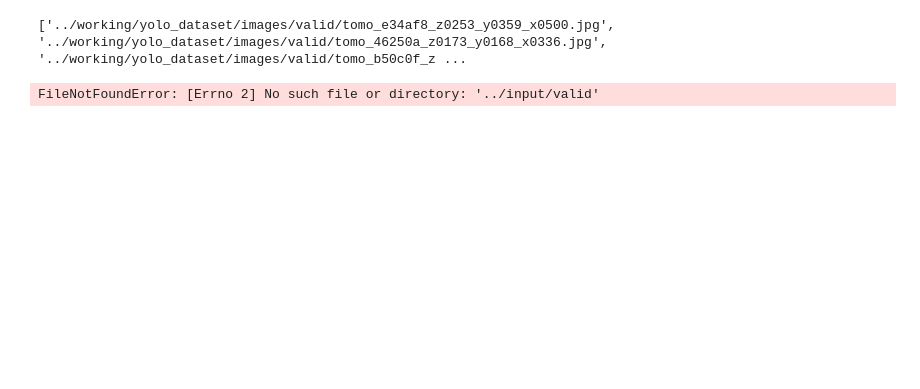
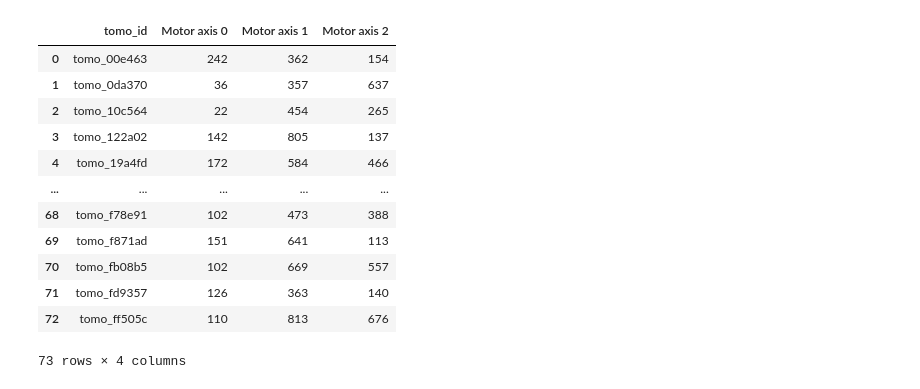
Before and after one commit to gaetanDubuc/byu-competition, a Jupyter notebook: notebooks/evaluate.ipynb, the cells around one changed output. Saved outputs shown, nothing was run; the diff lists cells and outputs as text; code cells hidden in the pictures; blank space fills up the shorter version.

Commit message:
score on validation dataset

```diff
--- a/notebooks/evaluate.ipynb
+++ b/notebooks/evaluate.ipynb
@@ -234,17 +281,3 @@ Submission preview:
-# %%
-valid_dir = os.path.join("../working/yolo_dataset/images", "valid/*.jpg")
-
-import glob
-
-glob.glob(valid_dir)
-# %% [output]
-['../working/yolo_dataset/images/valid/tomo_e34af8_z0253_y0359_x0500.jpg', '../working/yolo_dataset/images/valid/tomo_46250a_z0173_y0168_x0336.jpg', '../working/yolo_dataset/images/valid/tomo_b50c0f_z ...
-# %%
-valid_dir = os.path.join("", "valid")
-
-run_prediction_on_dir(valid_dir, model)
-# %% [output]
-FileNotFoundError: [Errno 2] No such file or directory: '../input/valid'
 # %%
 import numpy as np
 import pandas as pd
@@ -751,0 +395,17 @@ def generate_submission():
+# %%
+valid_solution = pd.read_csv("../working/submission.csv")
+valid_solution
+# %% [output]
+|  | tomo_id | Motor axis 0 | Motor axis 1 | Motor axis 2 |
+| 0 | tomo_00e463 | 242 | 362 | 154 |
+| 1 | tomo_0da370 | 36 | 357 | 637 |
+| 2 | tomo_10c564 | 22 | 454 | 265 |
+| 3 | tomo_122a02 | 142 | 805 | 137 |
+| 4 | tomo_19a4fd | 172 | 584 | 466 |
+| ... | ... | ... | ... | ... |
+| 68 | tomo_f78e91 | 102 | 473 | 388 |
+| 69 | tomo_f871ad | 151 | 641 | 113 |
+| 70 | tomo_fb08b5 | 102 | 669 | 557 |
+| 71 | tomo_fd9357 | 126 | 363 | 140 |
+| 72 | tomo_ff505c | 110 | 813 | 676 |
+73 rows × 4 columns
```
Also changed, not shown: parts of 8 cells of this notebook.
